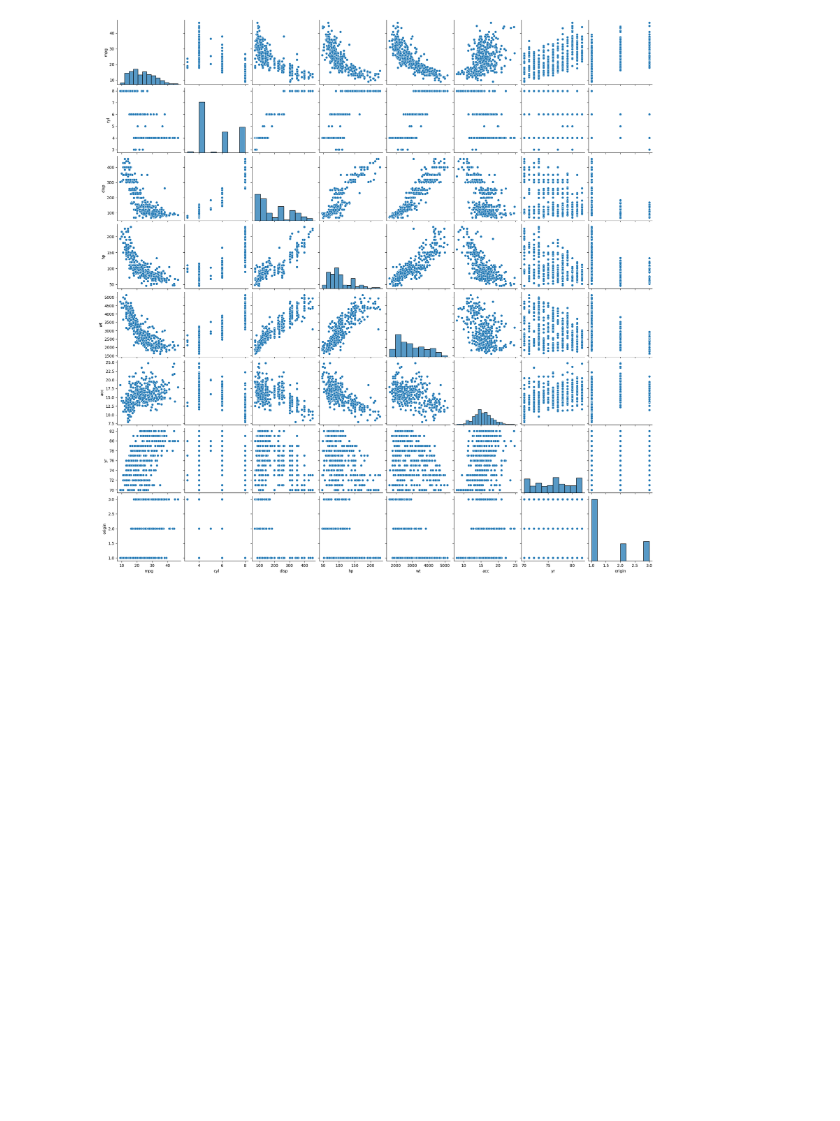
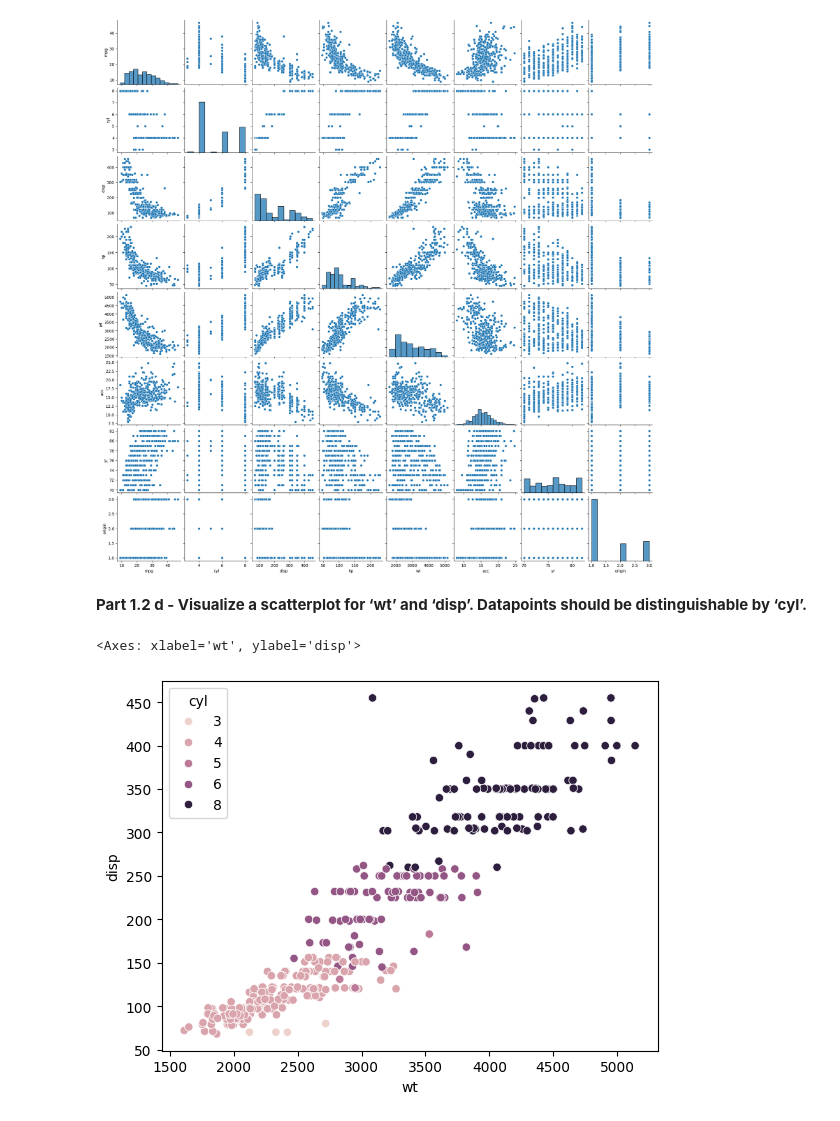
Before and after one commit to RethinaDuraiJohn/GreatLearning, a Jupyter notebook: Unsupervised/Project/UnsupervisedProject.ipynb, the cells around one changed output. Saved outputs shown, nothing was run; the diff lists cells and outputs as text; code cells hidden in the pictures; blank space fills up the shorter version.

```diff
--- a/Unsupervised/Project/UnsupervisedProject.ipynb
+++ b/Unsupervised/Project/UnsupervisedProject.ipynb
@@ -326,3 +326,11 @@ sns.pairplot(data)
 # %% [output]
 <seaborn.axisgrid.PairGrid at 0x...>
 [figure]
+# %% [markdown]
+**Part 1.2 d - Visualize a scatterplot for ‘wt’ and ‘disp’.
+Datapoints should be distinguishable by ‘cyl’.**
+# %%
+sns.scatterplot(data=data, x='wt', y='disp', hue='cyl')
+# %% [output]
+<Axes: xlabel='wt', ylabel='disp'>
+[figure, added]
```
Also changed, not shown: parts of 6 cells of this notebook.
